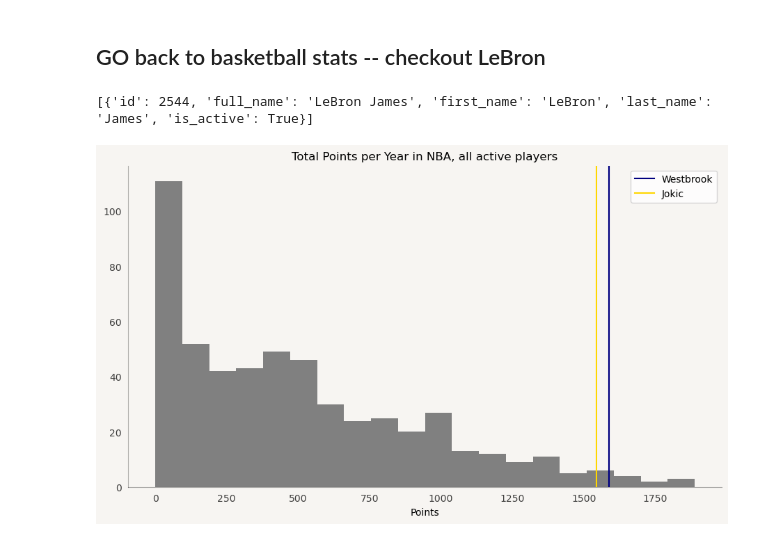
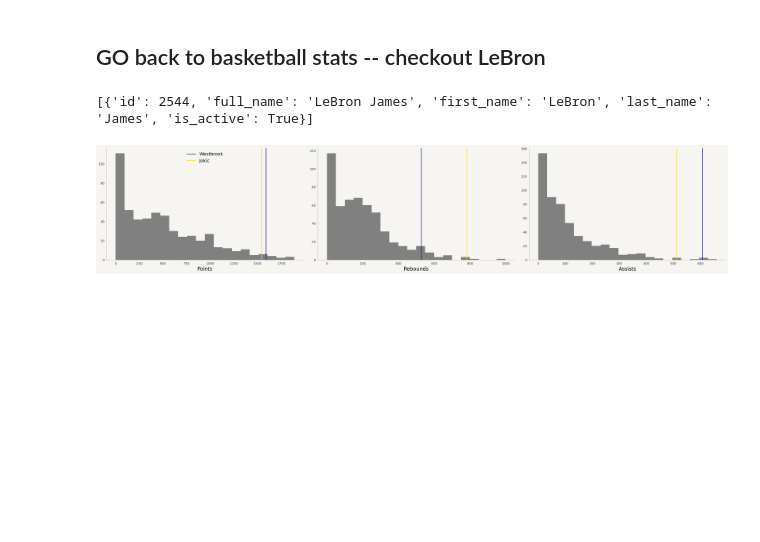
Before and after one commit to lonswaymar/NuggetAnalysis, a Jupyter notebook: notebooks/gather_data.ipynb, the cells around one changed output. Saved outputs shown, nothing was run; the diff lists cells and outputs as text; code cells hidden in the pictures; blank space fills up the shorter version.

Commit message:
cleaned up figures and consolidated them in subplots

```diff
--- a/notebooks/gather_data.ipynb
+++ b/notebooks/gather_data.ipynb
@@ -16,6 +16,7 @@ from mar_designs import tidy_axes
 # %%
 facecolor = "#F7F5F2"
 figsize=(11,6)
+subplotFigsize=(28,6)
 
 pd.set_option('display.max_columns', None)
 # %%
@@ -262,18 +232,47 @@ for player_ID in tqdm(all_IDs.keys()):
 wbRatio = wb["PTS"].sum()/len(wb["SEASON_ID"].unique())
 ykRatio = jk["PTS"].sum()/len(jk["SEASON_ID"].unique())
 # %%
-fig, ax = plt.subplots(figsize=figsize)
+fig, (ax1, ax2, ax3) = plt.subplots(1,3, figsize=subplotFigsize)
 fig.set_facecolor(facecolor)
-ax.set_facecolor(facecolor)
-ax.hist(totalPointsPerYearsInLeague, color="grey", bins=20)
-tidy_axes(ax)
-ax.set_title("Total Points per Year in NBA, all active players")
-ax.axvline([wbRatio], label="Westbrook", c="navy")
-ax.axvline([ykRatio], label="Jokic", c="gold")
-ax.set_xlabel("Points")
-ax.legend()
+ax1.set_facecolor(facecolor)
+ax2.set_facecolor(facecolor)
+ax3.set_facecolor(facecolor)
 
-plt.savefig("../images/totalPointsPerYears.png")
-plt.show()
+tidy_axes(ax1)
+tidy_axes(ax2)
+tidy_axes(ax3)
+
+ax1.hist(totalPointsPerYearsInLeague, color="grey", bins=20)
+wbRatio = wb["PTS"].sum()/len(wb["SEASON_ID"].unique())
+ykRatio = jk["PTS"].sum()/len(jk["SEASON_ID"].unique())
+ax1.axvline([wbRatio], label="Westbrook", c="navy")
+ax1.axvline([ykRatio], label="Jokic", c="gold")
+
+ax2.hist(totalReboundsPerYearsInLeague, color="grey", bins=20)
+wbRatio = wb["REB"].sum()/len(wb["SEASON_ID"].unique())
+ykRatio = jk["REB"].sum()/len(jk["SEASON_ID"].unique())
+ax2.axvline([wbRatio], label="Westbrook", c="navy")
+ax2.axvline([ykRatio], label="Jokic", c="gold")
+
+
+ax3.hist(totalAssistsPerYearsInLeague, color="grey", bins=20)
+wbRatio = wb["AST"].sum()/len(wb["SEASON_ID"].unique())
+ykRatio = jk["AST"].sum()/len(jk["SEASON_ID"].unique())
+ax3.axvline([wbRatio], label="Westbrook", c="navy")
+ax3.axvline([ykRatio], label="Jokic", c="gold")
+
+# ax.axvline([wbRatio], label="Westbrook", c="navy")
+# ax.axvline([ykRatio], label="Jokic", c="gold")
+
+ax1.set_xlabel("Points", fontsize=16)
+ax2.set_xlabel("Rebounds", fontsize=16)
+ax3.set_xlabel("Assists", fontsize=16)
+
+ax1.legend(frameon=False, fontsize=14)
+ax2.legend().set_visible(False)
+ax3.legend().set_visible(False)
+
+plt.tight_layout(pad=2)
+plt.savefig("../images/stats_in_population.png")
 # %% [output]
-[figure, old version]
+[figure, new version]
```
Also changed, not shown: parts of 10 cells of this notebook, 4 other files.
